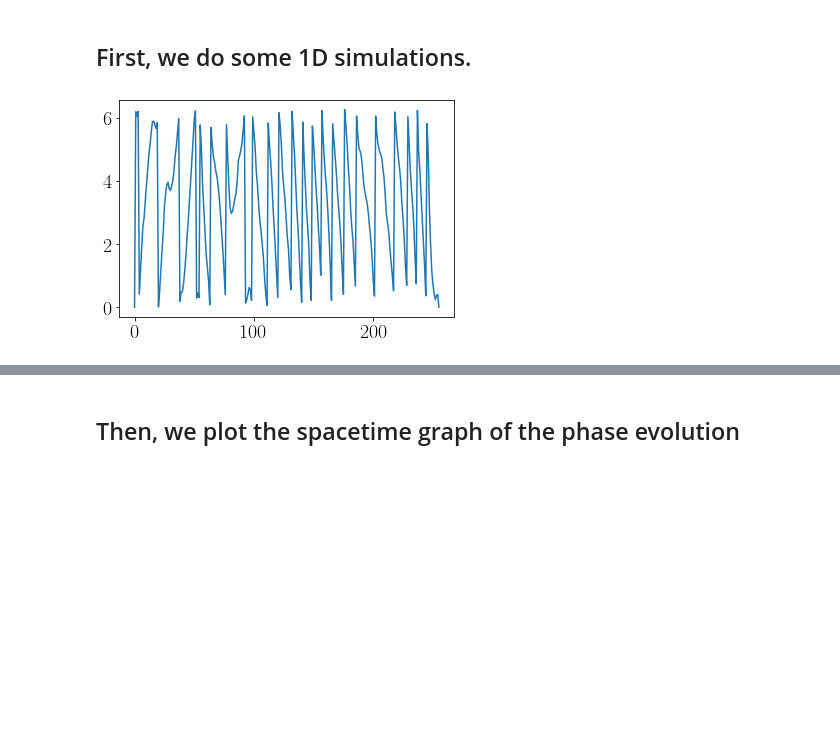
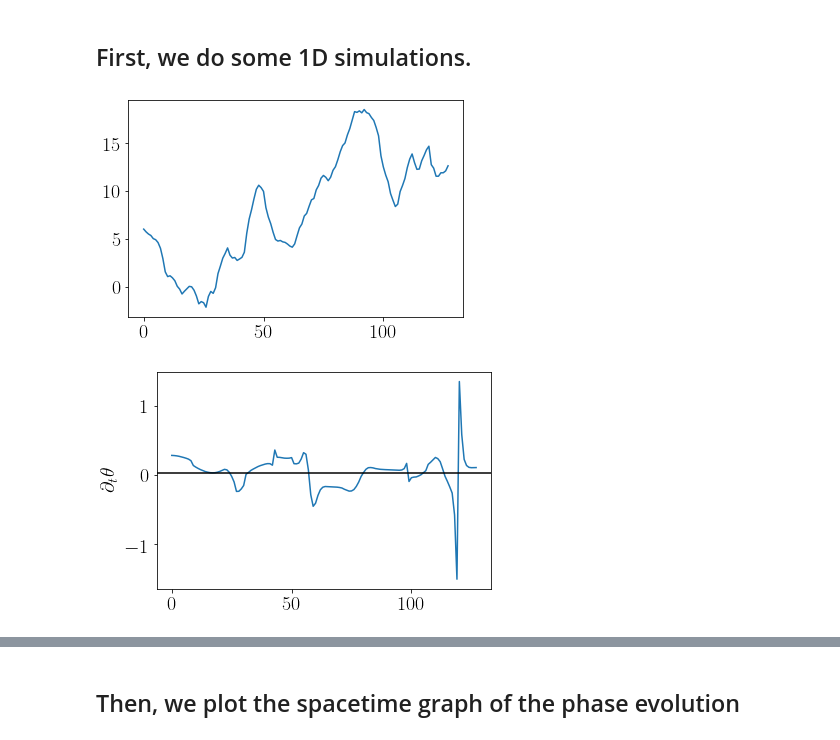
Before and after one commit to Irene-Li/kuramoto, a Jupyter notebook: kuramoto.ipynb, the cells around one changed output, grey strips where cells are left out. Drawn from its saved outputs; the diff is of its cells as text; code cells hidden in the pictures; blank space fills up the shorter version.

```diff
--- a/kuramoto.ipynb
+++ b/kuramoto.ipynb
@@ -10,22 +17,37 @@ from kuramoto import * # import the kuramoto classes from file
 # %%
 # Set up model parameters
 epsilon = 1
-gamma = 0.4
-sigma = 0.3
-mean_omega = 1
+gamma = 0.09
+sigma = 0.50
+mean_omega = 0
 
 # Set up simulation parameters
-L = 256 # size of the system
+L = 128 # size of the system
 T = 1e4 # total time of the simulation
-dt = 1e-3 # time step
+dt = 1e-2 # time step
 n_batches = T # number of time points recorded in the end
+init = np.zeros((L))  # - 0.1*np.sin(np.arange(L)*np.pi/L)
+grad = [-1, 1]
 
 # Initialise the model and run the simulation
-model = Kuramoto(epsilon, gamma, sigma, mean_omega, BC='fixed')
-model.initialise(L, T, dt, n_batches)
+model = Kuramoto(epsilon, gamma, sigma, mean_omega, BC='grad', grad=grad)
+model.initialise(L, T, dt, n_batches, init=init)
 model.evolve(verbose=False) # this runs the simulation, set verbose to True to see output at every time step
 # %%
-plt.plot(model.res[-2] % (np.pi*2))
+phases = np.copy(model.res[-2]) % (2*np.pi)
+shift(phases)
+plt.plot(phases)
 plt.show()
+
+
+data = phases
+Omega = 2*gamma*np.sum(1 - np.cos(data[1:] - data[:-1]))/L
+Omega += (np.sin(data[-1]-data[-2]) - np.sin(data[1]-data[0]))/L
+Omega += np.mean(model.omegas)
+plt.plot(model._det_rhs(phases))
+plt.ylabel(r'$\partial_t \theta$')
+plt.axhline(y=Omega+mean_omega, color='k')
+plt.show()
 # %% [output]
-[figure, old version]
+[figure, new version]
+[figure, added]
```
Also changed, not shown: parts of 3 cells of this notebook, 5 other files.
